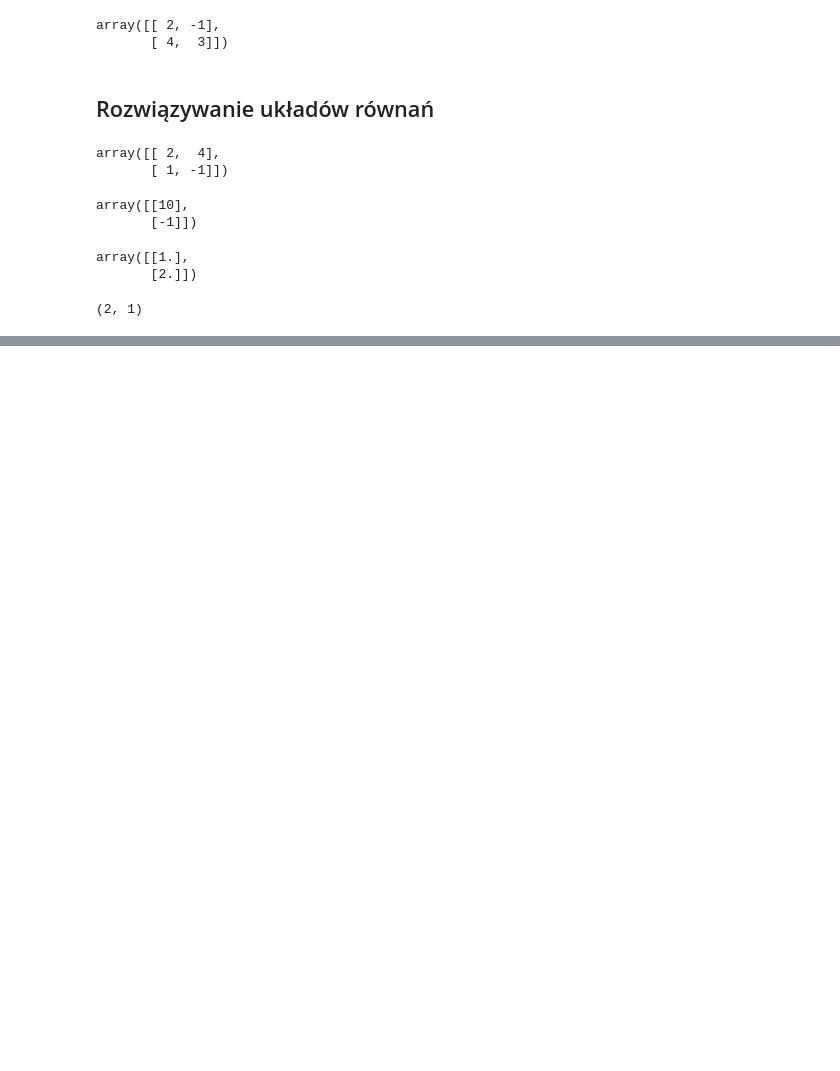
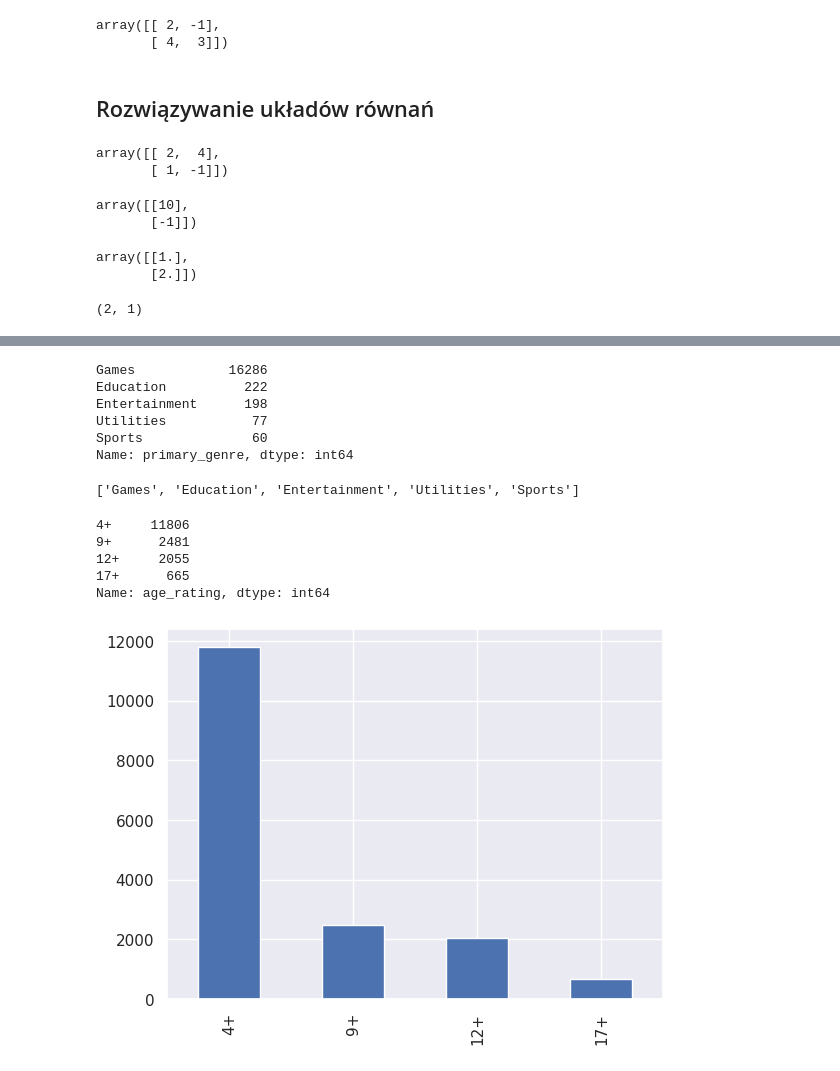
Before and after one commit to AsiaZendarska/data-science-bootcamp, a Jupyter notebook: Kurs_udemy_DataScience.ipynb, the cells around one changed output, grey strips where cells are left out. Cells and saved outputs as stored; diff of their text form; code cells hidden in the pictures; blank space fills up the shorter version.

```diff
--- a/Kurs_udemy_DataScience.ipynb
+++ b/Kurs_udemy_DataScience.ipynb
@@ -949,0 +2612,4 @@ X.shape
+# %%
+# robimy koppie danych zeby móc wrócic do pierwotnej tabeli
+df = df_raw.copy()
+df.info()
@@ -949,0 +2634,4 @@ X.shape
+# %%
+# usuwamy dane kolumny które nie bedą nam potrzebne
+df = df.drop(columns=['URL', 'Icon URL', 'Subtitle', 'Description', 'In-app Purchases'])
+df
@@ -949,0 +2652,4 @@ X.shape
+# %%
+# zmieniamy kolumne id na index
+df = df.set_index('ID')
+df
@@ -949,0 +2712,4 @@ X.shape
+# %%
+# standaryzujemy nazwy naszych kolumn
+df.columns = [col.lower().replace(' ','_') for col in df.columns]
+df.head()
@@ -949,0 +2769,28 @@ X.shape
+# %%
+df.primary_genre.value_counts().nlargest(5)
+# %% [output]
+Games            16286
+Education          222
+Entertainment      198
+Utilities           77
+Sports              60
+Name: primary_genre, dtype: int64
+# %%
+list(df.primary_genre.value_counts().nlargest(5).index)
+# %% [output]
+['Games', 'Education', 'Entertainment', 'Utilities', 'Sports']
+# %%
+df.age_rating.value_counts() # dane kategoryczne a pandas odczytał jako liczby
+# %% [output]
+4+     11806
+9+      2481
+12+     2055
+17+      665
+Name: age_rating, dtype: int64
+# %%
+import seaborn as sns
+sns.set()
+
+_ = df.age_rating.value_counts().plot(kind='bar') # poprzez podanie _ mozemy przypisać do zmiennej która nam jest nie potrzeba
+# %% [output]
+[figure, added]
```
Also changed, not shown: parts of 269 cells of this notebook.
